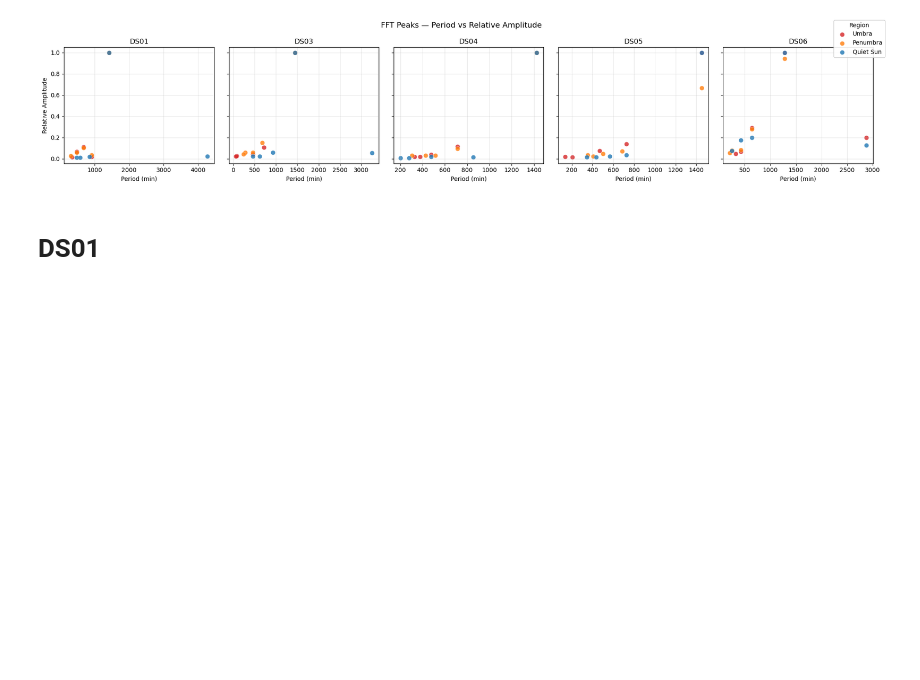
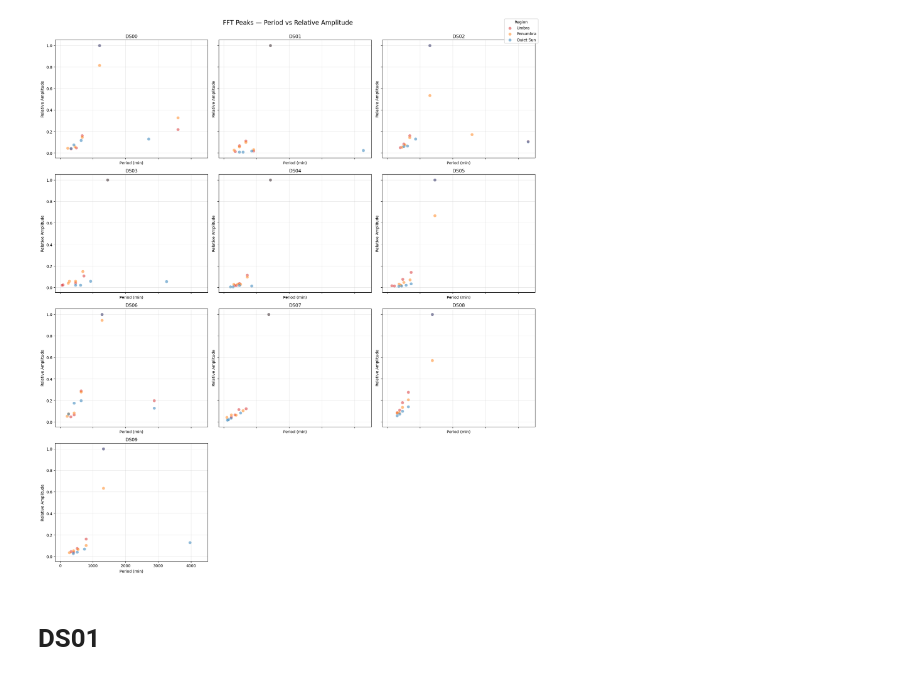
Before and after one commit to thomatrixting/sun_spots_pulsation_review, a Jupyter notebook: notebooks/04_data_comparison.ipynb, the cells around one changed output. Cells and saved outputs as stored; diff of their text form; code cells hidden in the pictures; blank space fills up the shorter version.

```diff
--- a/notebooks/04_data_comparison.ipynb
+++ b/notebooks/04_data_comparison.ipynb
@@ -5,7 +5,7 @@ from pathlib import Path
 
 
 base = Path("/home/thomas/Desktop/sun_spots_pulsation_review/data/processed/sebastian_sun_spots")
-ds_ids = ["DS01", "DS03", "DS04", "DS05", "DS06"]
+ds_ids = ["DS00", "DS01","DS02", "DS03", "DS04", "DS05", "DS06", "DS07", "DS08", "DS09"]
 
 dfs = []
 for ds in ds_ids:
@@ -32,40 +42,46 @@ data.head(10)
 # %%
 region_colors = {
     "Umbra": "tab:red",
     "Penumbra": "tab:orange",
     "Quiet Sun": "tab:blue",
 }
 
-fig, axes = plt.subplots(1, len(ds_ids), figsize=(4 * len(ds_ids), 4), sharey=True)
+nrows, ncols = 4, 3
+fig, axes = plt.subplots(nrows, ncols, figsize=(6 * ncols, 5 * nrows), sharex=True, sharey=True)
+axes_flat = axes.flatten()
 
-for ax, ds in zip(axes, ds_ids):
+for i, ds in enumerate(ds_ids):
+    ax = axes_flat[i]
     subset = data[data["ds"] == ds]
     for region, color in region_colors.items():
         mask = subset["region"] == region
         if mask.any():
             ax.scatter(
                 subset.loc[mask, "period_min"],
                 subset.loc[mask, "rel_amplitude"],
                 label=region,
                 color=color,
-                alpha=0.8,
+                alpha=0.5,
                 edgecolors="white",
                 linewidths=0.4,
                 s=60,
             )
     ax.set_title(ds)
     ax.set_xlabel("Period (min)")
-    if ax is axes[0]:
-        ax.set_ylabel("Relative Amplitude")
+    ax.set_ylabel("Relative Amplitude")
     ax.grid(True, alpha=0.3)
 
-handles, labels = axes[0].get_legend_handles_labels()
+# Hide unused subplots
+for j in range(len(ds_ids), nrows * ncols):
+    axes_flat[j].set_visible(False)
+
+handles, labels = axes_flat[0].get_legend_handles_labels()
 fig.legend(handles, labels, loc="upper right", title="Region", framealpha=0.9)
-fig.suptitle("FFT Peaks — Period vs Relative Amplitude", fontsize=13)
+fig.suptitle("FFT Peaks — Period vs Relative Amplitude", fontsize=16,y=1)
 plt.tight_layout()
 plt.show()
 # %% [output]
-[figure, old version]
+[figure, new version]
 # %% [markdown]
 # DS01
 # %%
```
Also changed, not shown: parts of 2 cells of this notebook, 2 other files.
